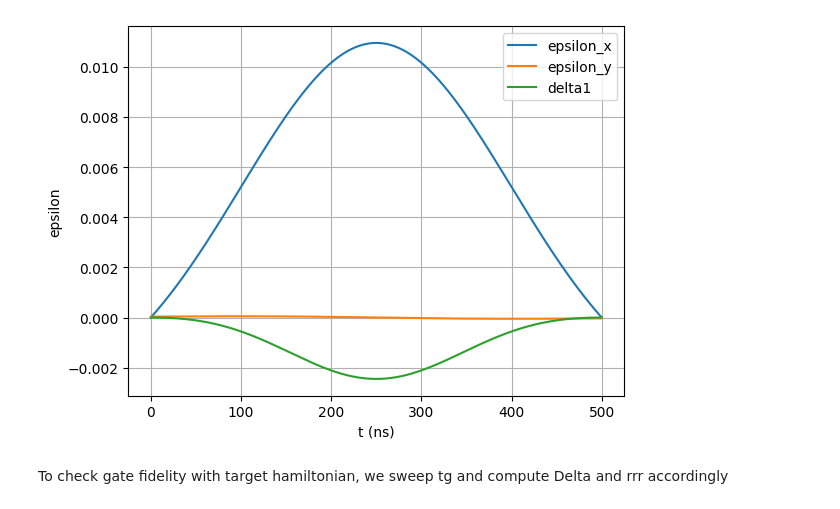
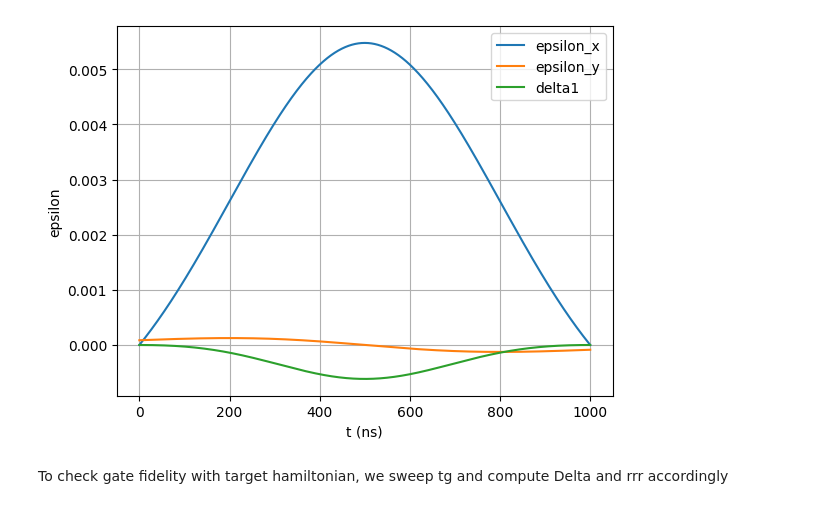
Before and after one commit to FlorianMaier04/TransmonCouplerSimulation, a Jupyter notebook: heff.ipynb, the cells around one changed output. Cells and saved outputs as stored; diff of their text form; code cells hidden in the pictures.

```diff
--- a/heff.ipynb
+++ b/heff.ipynb
@@ -11,8 +11,9 @@ from scipy.optimize import root
 
 s = Simulation()
 N_t = 500
-tg = 1000
+tg = 250 * 4
 tlist = np.linspace(0, tg, N_t)
+sigma = 0.3
 
 # compute cos params
 cos_amp, cos_wd = compute_cos_params(s, tg)
@@ -23,24 +24,24 @@ rrr = heff_params[1][2] / heff_params[0][1] # compute the RabiRateRatio (RRR) fr
 # %%
 # with a given gate time we compute the fidelity for cos drive and drag drive
 def compute_htarget(tg, use_drag=True):
-    ht, ht_args = h_target(Delta, rrr, tg, use_drag = use_drag)
+    ht, ht_args = h_target(Delta, rrr, tg, use_drag = use_drag, sigma_r = sigma)
     return ht, ht_args
 ht, args = compute_htarget(tg)
 # %%
 ex = np.array([args[0](t) for t in tlist])
-ey = np.array([args[1](t) for t in tlist])
+ey = np.array([args[1](t)*10 for t in tlist])
 d1 = np.array([args[2](t) for t in tlist])
 plt.figure()
 plt.plot(tlist, ex, label='epsilon_x')
 plt.plot(tlist, ey, label='epsilon_y')
 plt.plot(tlist, d1, label='delta1')
 plt.xlabel('t (ns)')
 plt.ylabel('epsilon')
 plt.legend()
 plt.grid(True)
 plt.show()
 # %% [output]
-[figure, old version]
+[figure, new version]
 # %% [markdown]
 To check gate fidelity with target hamiltonian, we sweep tg and compute Delta and rrr accordingly
 # %% [markdown]
```
Also changed, not shown: parts of 12 cells of this notebook, 9 other files.
